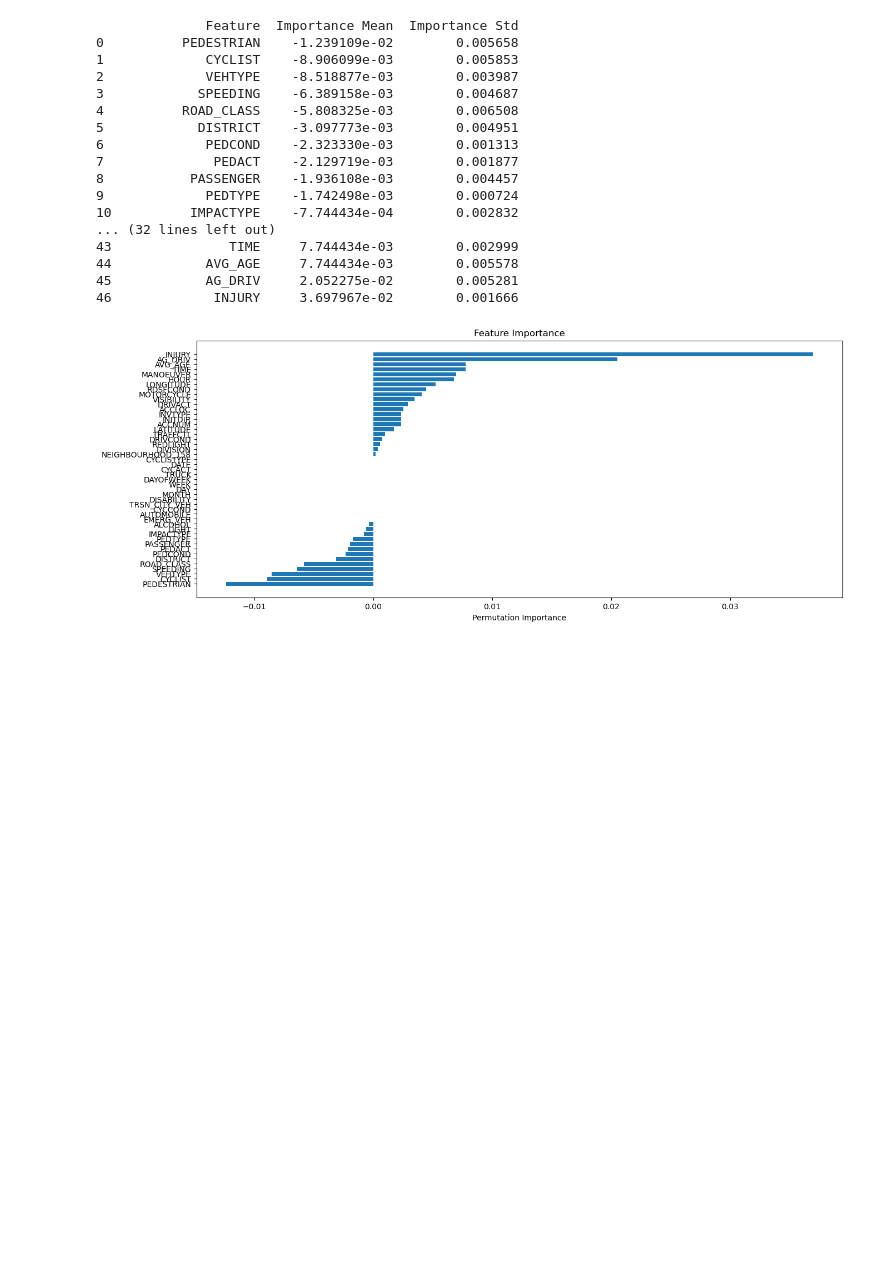
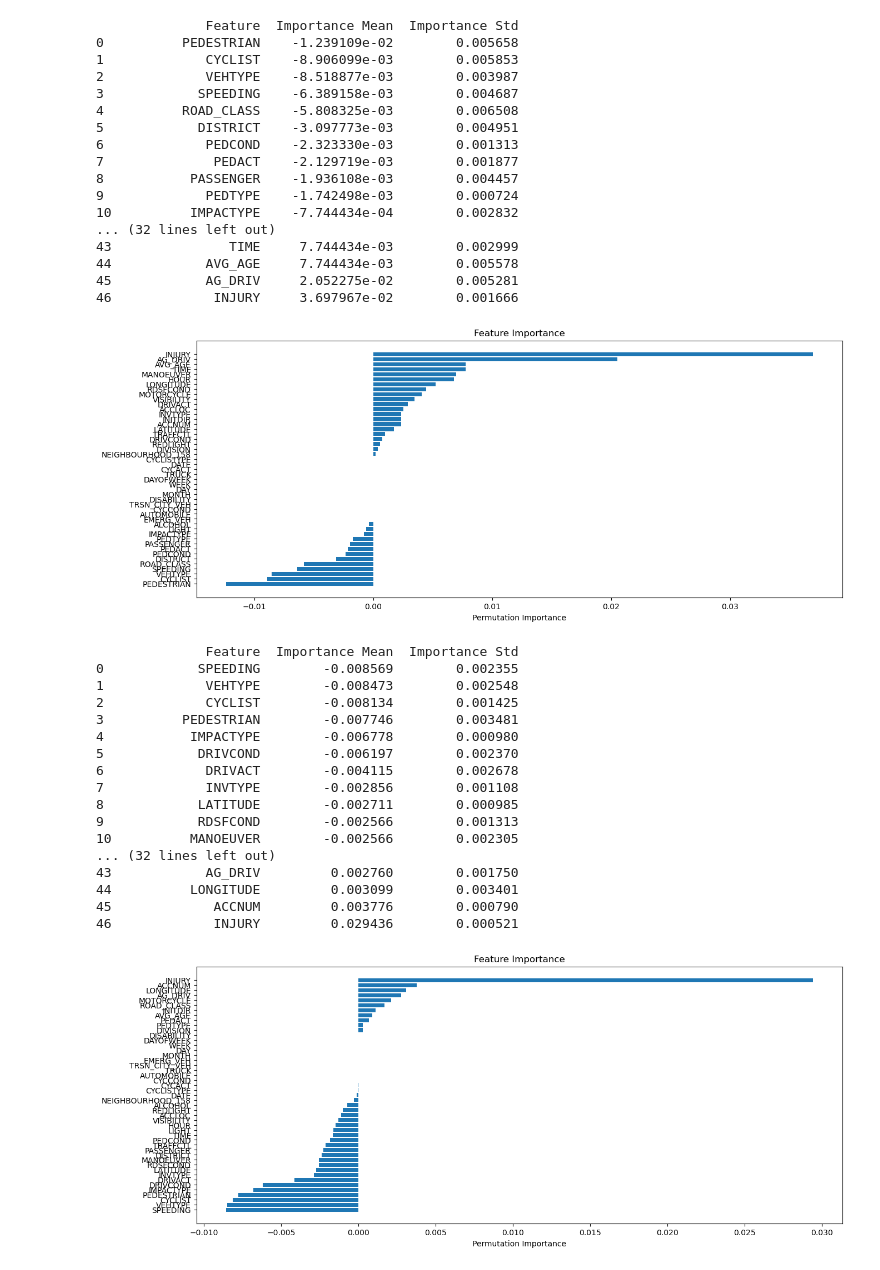
Before and after one commit to jdacenca/toronto-accident-prediction, a Jupyter notebook: SVM/notebook/svm_jupyter_v2.ipynb, the cells around one changed output. Saved outputs shown, nothing was run; the diff lists cells and outputs as text; code cells hidden in the pictures; blank space fills up the shorter version.

```diff
--- a/SVM/notebook/svm_jupyter_v2.ipynb
+++ b/SVM/notebook/svm_jupyter_v2.ipynb
@@ -367,3 +367,46 @@ plt.show()
 45            AG_DRIV     2.052275e-02        0.005281
 46             INJURY     3.697967e-02        0.001666
 [figure]
+# %%
+from sklearn.inspection import permutation_importance
+import matplotlib.pyplot as plt
+
+feature_names = features.columns if hasattr(features, 'columns') else [f"Feature {i}" for i in range(features.shape[1])]
+
+perm_importance = permutation_importance(best_model, X_train, y_train)
+
+sorted_idx = perm_importance.importances_mean.argsort()
+
+importance_df = pd.DataFrame({
+    "Feature": np.array(feature_names)[sorted_idx],
+    "Importance Mean": perm_importance.importances_mean[sorted_idx],
+    "Importance Std": perm_importance.importances_std[sorted_idx]
+})
+
+print(importance_df)
+
+# Plot permutation importance
+plt.figure(figsize=(15, 6))
+plt.barh(np.array(feature_names)[sorted_idx], perm_importance.importances_mean[sorted_idx])
+plt.xlabel("Permutation Importance")
+plt.title("Feature Importance")
+plt.show()
+# %% [output]
+              Feature  Importance Mean  Importance Std
+0            SPEEDING        -0.008569        0.002355
+1             VEHTYPE        -0.008473        0.002548
+2             CYCLIST        -0.008134        0.001425
+3          PEDESTRIAN        -0.007746        0.003481
+4           IMPACTYPE        -0.006778        0.000980
+5            DRIVCOND        -0.006197        0.002370
+6             DRIVACT        -0.004115        0.002678
+7             INVTYPE        -0.002856        0.001108
+8            LATITUDE        -0.002711        0.000985
+9            RDSFCOND        -0.002566        0.001313
+10          MANOEUVER        -0.002566        0.002305
+... (32 lines left out)
+43            AG_DRIV         0.002760        0.001750
+44          LONGITUDE         0.003099        0.003401
+45             ACCNUM         0.003776        0.000790
+46             INJURY         0.029436        0.000521
+[figure, added]
```
Also changed, not shown: parts of 1 cell of this notebook, 30 other files.
